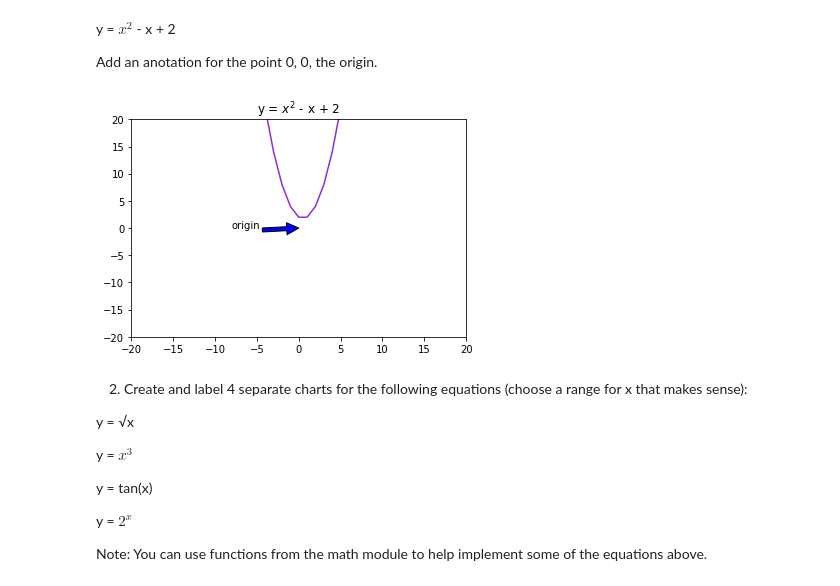
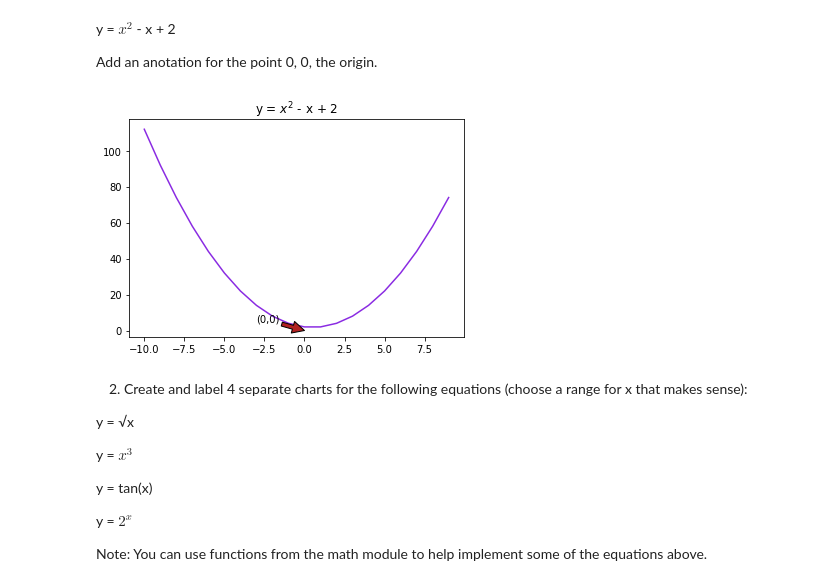
Before and after one commit to faithkane3/python-exercises, a Jupyter notebook: 4.6.1_matplotlib_exercises.ipynb, the cells around one changed output. Drawn from its saved outputs; the diff is of its cells as text; code cells hidden in the pictures.

```diff
--- a/4.6.1_matplotlib_exercises.ipynb
+++ b/4.6.1_matplotlib_exercises.ipynb
@@ -15,18 +15,16 @@ import random
 import numpy as np
 %matplotlib inline
 # %%
-x = range(-20, 20)
+x = range(-10, 10, 1)
 y = [i ** 2 - i + 2 for i in x]
 
 plt.plot(x,y, c = "blueviolet")
-plt.xlim(-20, 20)
-plt.ylim(-20, 20)
 plt.title("y = $x^2$ - x + 2")
-plt.annotate('origin', xy=(0, 0), xytext=(-8, 0),
-             arrowprops={'facecolor': 'blue'})
+plt.annotate('(0,0)', xy=(0, 0), xytext=(-3, 5),
+             arrowprops={'facecolor': 'firebrick'})
 plt.show()
 # %% [output]
-[figure, old version]
+[figure, new version]
 # %% [markdown]
 2. Create and label 4 separate charts for the following equations (choose a range for x that makes sense):
 
```
Also changed, not shown: parts of 4 cells of this notebook.
